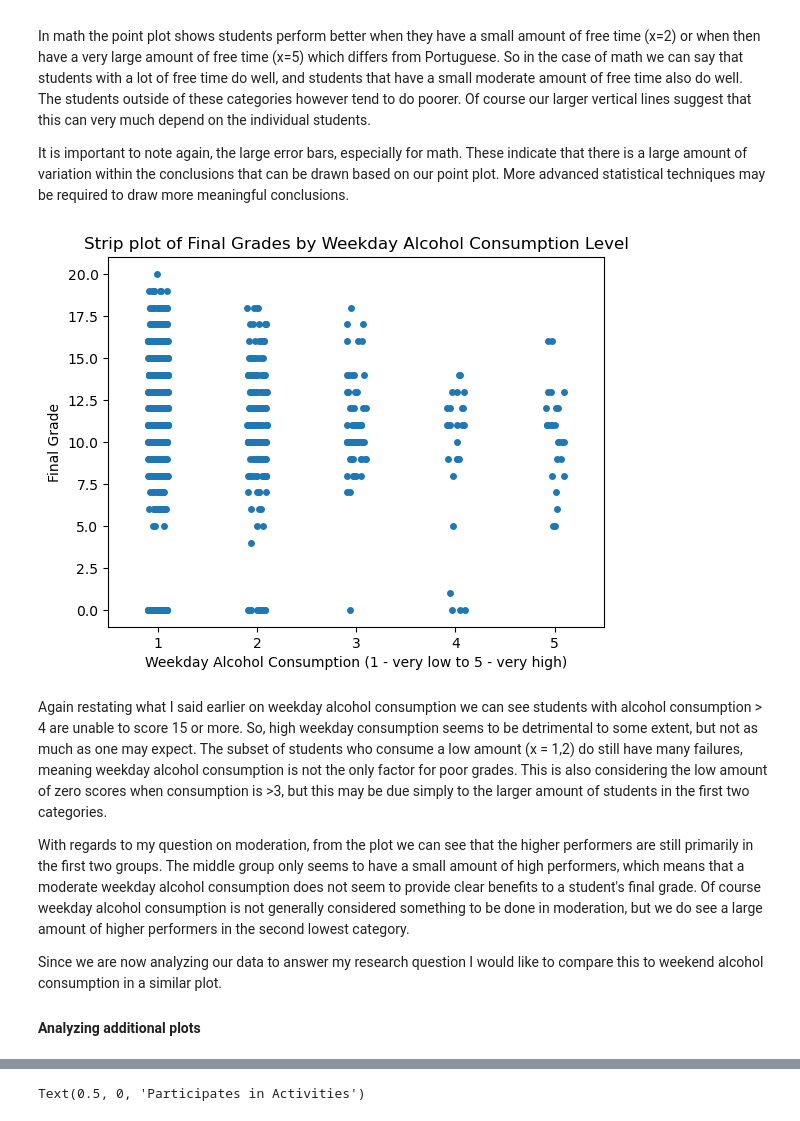
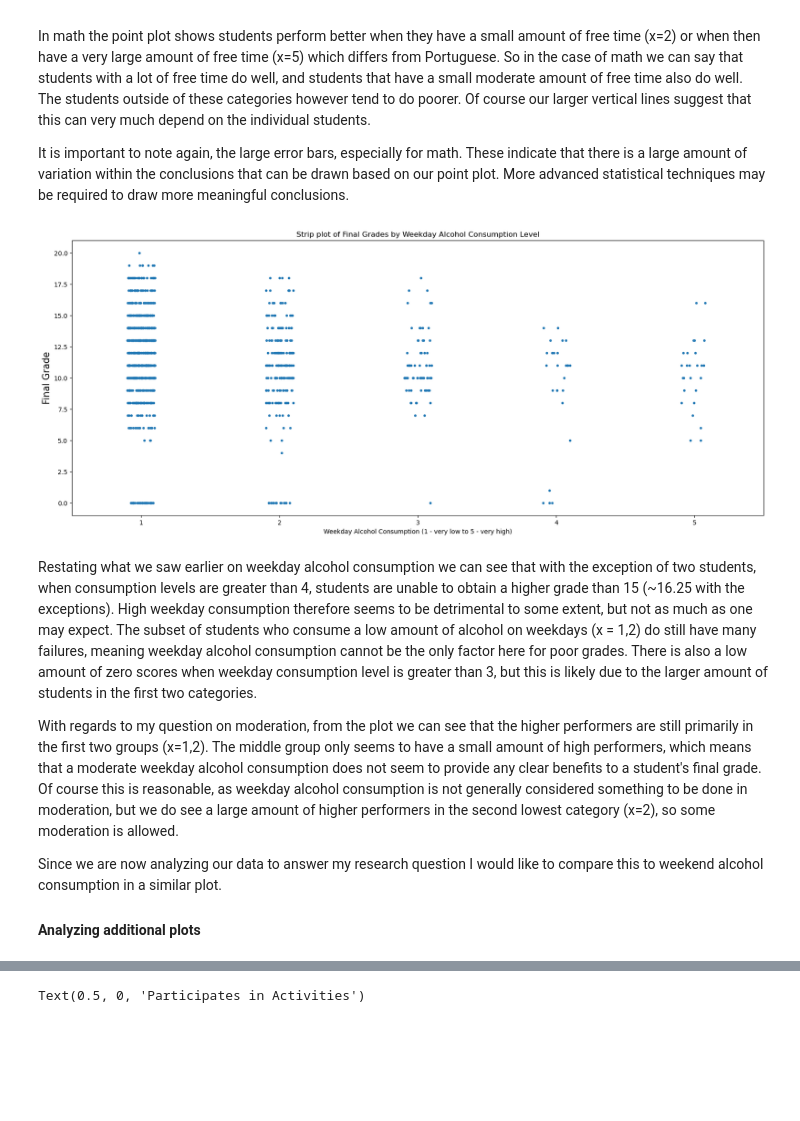
Before and after one commit to ubco-W2022T1-cosc301/project-group05, a Jupyter notebook: notebooks/analysis2.ipynb, the cells around one changed output, grey strips where cells are left out. Drawn from its saved outputs; the diff is of its cells as text; code cells hidden in the pictures; blank space fills up the shorter version.

```diff
--- a/notebooks/analysis2.ipynb
+++ b/notebooks/analysis2.ipynb
@@ -456,17 +458,18 @@ In math the point plot shows students perform better when they have a small amou
 
 It is important to note again, the large error bars, especially for math. These indicate that there is a large amount of variation within the conclusions that can be drawn based on our point plot. More advanced statistical techniques may be required to draw more meaningful conclusions.
 # %%
-sns.stripplot(x='weekday_alcohol', y='final_grade', data=clean_df, size=5)
+fig, ax = plt.subplots(figsize=(20,8))
+sns.stripplot(x='weekday_alcohol', y='final_grade', data=clean_df, size=4,ax=ax)
 plt.title('Strip plot of Final Grades by Weekday Alcohol Consumption Level')
 plt.ylabel('Final Grade')
 plt.xlabel('Weekday Alcohol Consumption (1 - very low to 5 - very high)')
 plt.show()
 # %% [output]
-[figure, old version]
+[figure, new version]
 # %% [markdown]
-Again restating what I said earlier on weekday alcohol consumption we can see students with alcohol consumption > 4 are unable to score 15 or more. So, high weekday consumption seems to be detrimental to some extent, but not as much as one may expect. The subset of students who consume a low amount (x = 1,2) do still have many failures, meaning weekday alcohol consumption is not the only factor for poor grades. This is also considering the low amount of zero scores when consumption is >3, but this may be due simply to the larger amount of students in the first two categories.
+Restating what we saw earlier on weekday alcohol consumption we can see that with the exception of two students, when consumption levels are greater than 4, students are unable to obtain a higher grade than 15 (~16.25 with the exceptions). High weekday consumption therefore seems to be detrimental to some extent, but not as much as one may expect. The subset of students who consume a low amount of alcohol on weekdays (x = 1,2) do still have many failures, meaning weekday alcohol consumption cannot be the only factor here for poor grades. There is also a low amount of zero scores when weekday consumption level is greater than 3, but this is likely due to the larger amount of students in the first two categories.
 
-With regards to my question on moderation, from the plot we can see that the higher performers are still primarily in the first two groups. The middle group only seems to have a small amount of high performers, which means that a moderate weekday alcohol consumption does not seem to provide clear benefits to a student's final grade. Of course weekday alcohol consumption is not generally considered something to be done in moderation, but we do see a large amount of higher performers in the second lowest category.
+With regards to my question on moderation, from the plot we can see that the higher performers are still primarily in the first two groups (x=1,2). The middle group only seems to have a small amount of high performers, which means that a moderate weekday alcohol consumption does not seem to provide any clear benefits to a student's final grade. Of course this is reasonable, as weekday alcohol consumption is not generally considered something to be done in moderation, but we do see a large amount of higher performers in the second lowest category (x=2), so some moderation is allowed.
 
 Since we are now analyzing our data to answer my research question I would like to compare this to weekend alcohol consumption in a similar plot.
 
```
Also changed, not shown: parts of 10 cells of this notebook.
